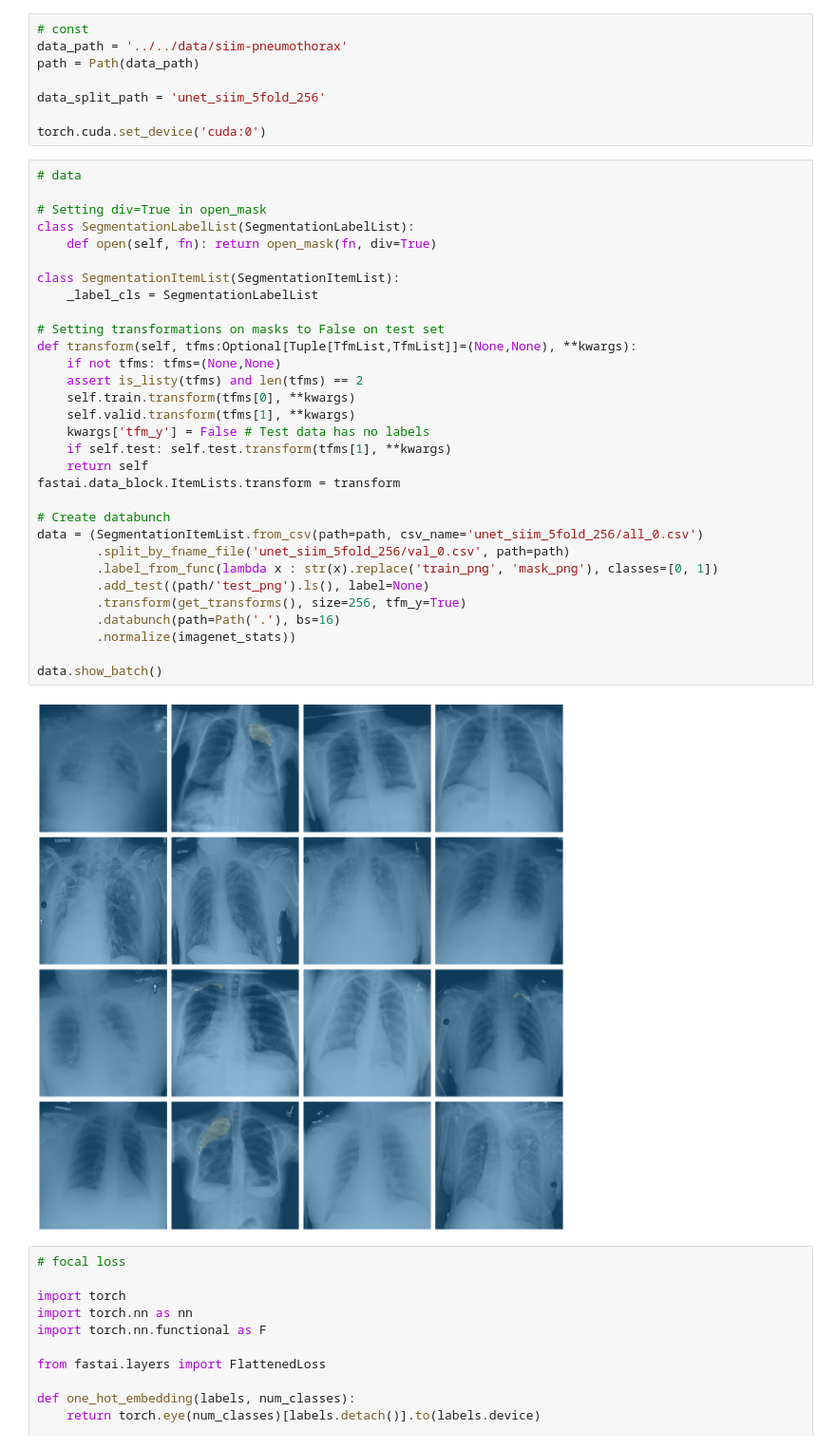
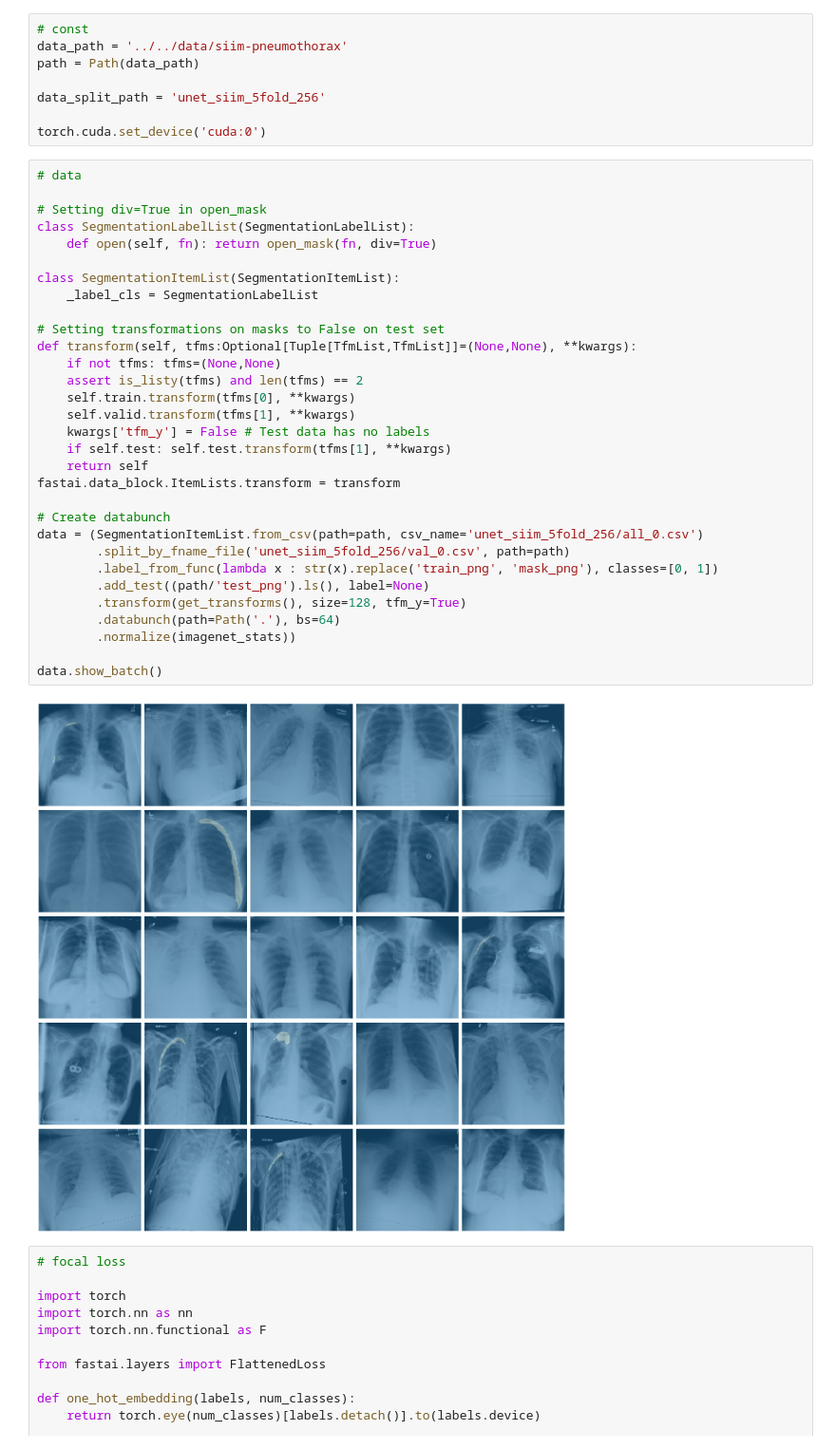
Before and after one commit to xiedidan/siim-pneumothorax, a Jupyter notebook: unet.ipynb, the cells around one changed output. Shown at 95% size. Cells and saved outputs as stored; diff of their text form.

```diff
--- a/unet.ipynb
+++ b/unet.ipynb
@@ -24,36 +24,36 @@ torch.cuda.set_device('cuda:0')
 # %%
 # data
 
 # Setting div=True in open_mask
 class SegmentationLabelList(SegmentationLabelList):
     def open(self, fn): return open_mask(fn, div=True)
 
 class SegmentationItemList(SegmentationItemList):
     _label_cls = SegmentationLabelList
 
 # Setting transformations on masks to False on test set
 def transform(self, tfms:Optional[Tuple[TfmList,TfmList]]=(None,None), **kwargs):
     if not tfms: tfms=(None,None)
     assert is_listy(tfms) and len(tfms) == 2
     self.train.transform(tfms[0], **kwargs)
     self.valid.transform(tfms[1], **kwargs)
     kwargs['tfm_y'] = False # Test data has no labels
     if self.test: self.test.transform(tfms[1], **kwargs)
     return self
 fastai.data_block.ItemLists.transform = transform
 
 # Create databunch
 data = (SegmentationItemList.from_csv(path=path, csv_name='unet_siim_5fold_256/all_0.csv')
         .split_by_fname_file('unet_siim_5fold_256/val_0.csv', path=path)
         .label_from_func(lambda x : str(x).replace('train_png', 'mask_png'), classes=[0, 1])
         .add_test((path/'test_png').ls(), label=None)
-        .transform(get_transforms(), size=256, tfm_y=True)
-        .databunch(path=Path('.'), bs=16)
+        .transform(get_transforms(), size=128, tfm_y=True)
+        .databunch(path=Path('.'), bs=64)
         .normalize(imagenet_stats))
 
 data.show_batch()
 # %% [output]
-[figure, old version]
+[figure, new version]
 # %%
 # focal loss
 
```
Also changed, not shown: parts of 16 cells of this notebook, 1 other file.
